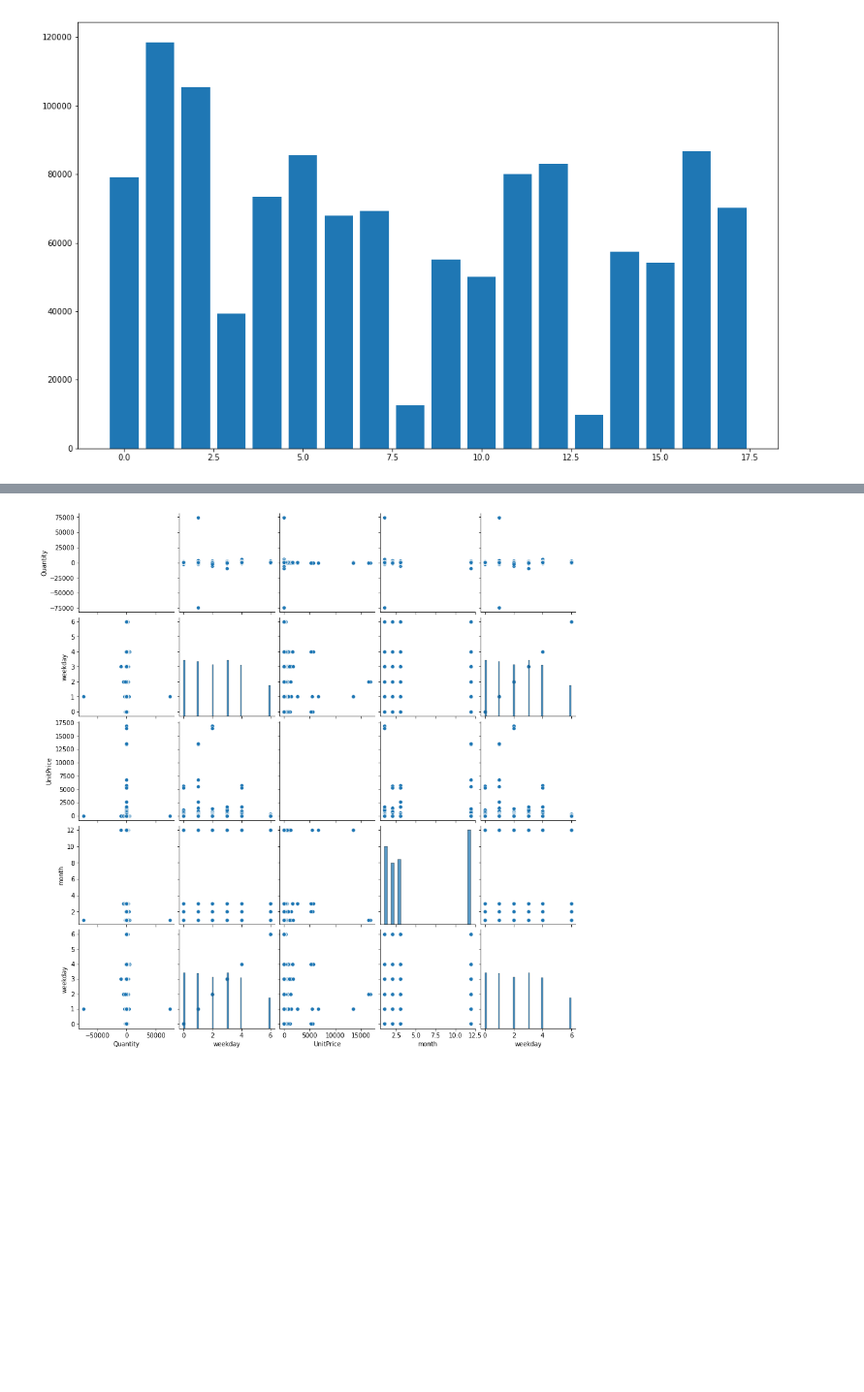
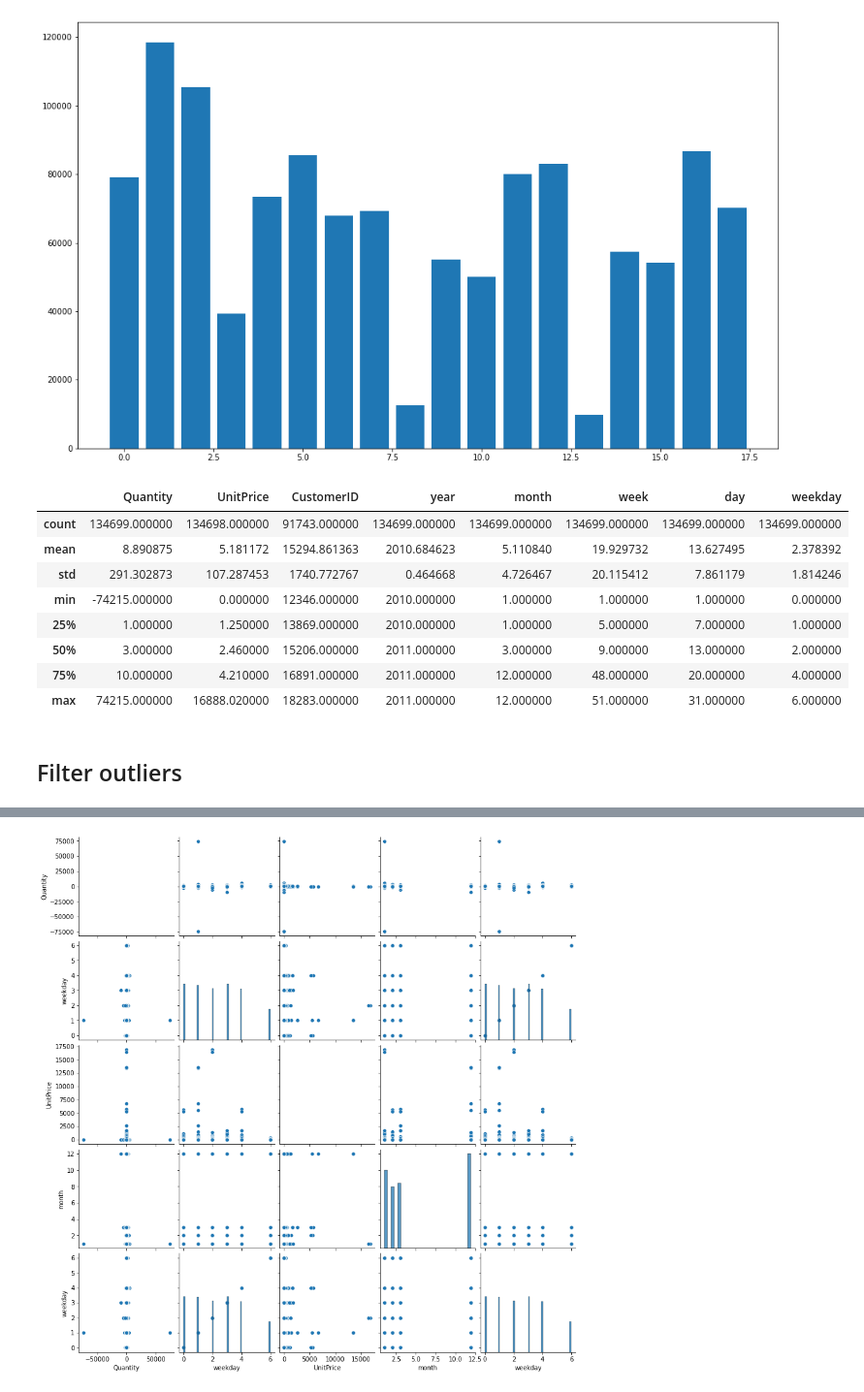
Before and after one commit to Echochi/Ecom, a Jupyter notebook: code/Ecom.ipynb, the cells around one changed output, grey strips where cells are left out. Shown at 97% size. Cells and saved outputs as stored; diff of their text form; code cells hidden in the pictures; blank space fills up the shorter version.

```diff
--- a/code/Ecom.ipynb
+++ b/code/Ecom.ipynb
@@ -124,3 +118,17 @@ plt.bar(data_weekly.index, data_weekly.Quantity)
 # %% [output]
 <BarContainer object of 18 artists>
 [figure]
+# %%
+data.describe()
+# %% [output]
+|  | Quantity | UnitPrice | CustomerID | year | month | week | day | weekday |
+| count | 134699.000000 | 134698.000000 | 91743.000000 | 134699.000000 | 134699.000000 | 134699.000000 | 134699.000000 | 134699.000000 |
+| mean | 8.890875 | 5.181172 | 15294.861363 | 2010.684623 | 5.110840 | 19.929732 | 13.627495 | 2.378392 |
+| std | 291.302873 | 107.287453 | 1740.772767 | 0.464668 | 4.726467 | 20.115412 | 7.861179 | 1.814246 |
+| min | -74215.000000 | 0.000000 | 12346.000000 | 2010.000000 | 1.000000 | 1.000000 | 1.000000 | 0.000000 |
+| 25% | 1.000000 | 1.250000 | 13869.000000 | 2010.000000 | 1.000000 | 5.000000 | 7.000000 | 1.000000 |
+| 50% | 3.000000 | 2.460000 | 15206.000000 | 2011.000000 | 3.000000 | 9.000000 | 13.000000 | 2.000000 |
+| 75% | 10.000000 | 4.210000 | 16891.000000 | 2011.000000 | 12.000000 | 48.000000 | 20.000000 | 4.000000 |
+| max | 74215.000000 | 16888.020000 | 18283.000000 | 2011.000000 | 12.000000 | 51.000000 | 31.000000 | 6.000000 |
+# %% [markdown]
+## Filter outliers
```
Also changed, not shown: parts of 4 cells of this notebook, 1 other file.
